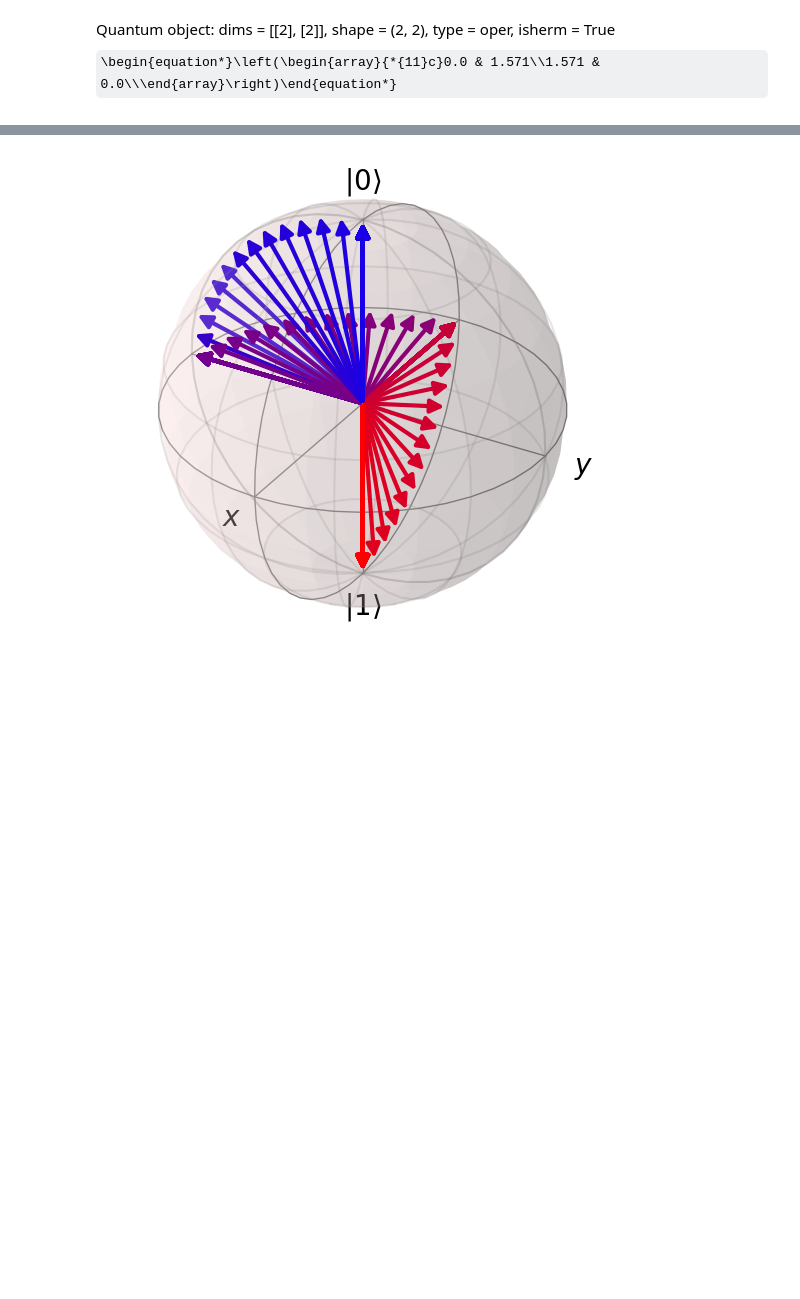
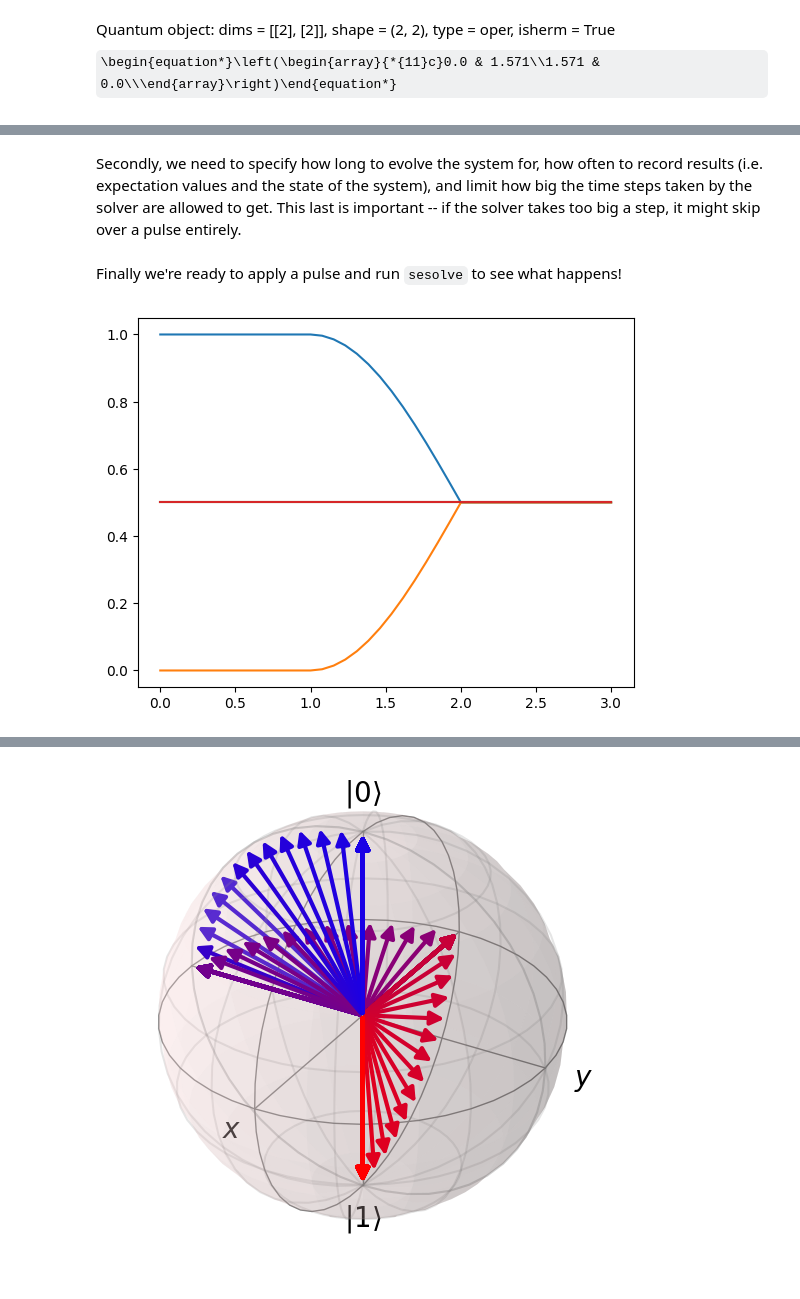
Before and after one commit to hodgestar/qutip-asqsqis-2022, a Jupyter notebook: _sources/capstone/04-neutral-atom-simulator-exploration.ipynb, the cells around one changed output, grey strips where cells are left out. Drawn from its saved outputs; the diff is of its cells as text; code cells hidden in the pictures; some formulas as TeX source; blank space fills up the shorter version.

Commit message:
Automatic push by ghp-import

```diff
--- a/_sources/capstone/04-neutral-atom-simulator-exploration.ipynb
+++ b/_sources/capstone/04-neutral-atom-simulator-exploration.ipynb
@@ -79,0 +93,2 @@ Quantum object: dims = [[2], [2]], shape = (2, 2), type = oper, isherm = True\be
+# %% [markdown]
+Secondly, we need to specify how long to evolve the system for, how often to record results (i.e. expectation values and the state of the system), and limit how big the time steps taken by the solver are allowed to get. This last is important -- if the solver takes too big a step, it might skip over a pulse entirely.
@@ -79,0 +113,31 @@ Quantum object: dims = [[2], [2]], shape = (2, 2), type = oper, isherm = True\be
+# %% [markdown]
+Finally we're ready to apply a pulse and run `sesolve` to see what happens!
+# %%
+# Let's define the initial state psi:
+
+psi0 = (a).unit()
+
+# And the pulse to apply:
+
+H = [[sx, A]]
+theta = np.pi / 4
+
+# Now we run sesovle.
+# Note how we pass the angle `theta` as an argument to `sesolve`. The solver
+# will then pass it on to our amplitude function, A(t).
+
+result = qutip.sesolve(
+        H, psi0, tlist,
+        e_ops=[eop_a, eop_b, eop_p, eop_m],
+        args={"theta": theta, "start": 1, "dt": 1},
+        options=options,
+    )
+
+# And let's plot the expectation values to see what happened:
+
+plt.plot(result.times, result.expect[0], label="P(a)");
+plt.plot(result.times, result.expect[1], label="P(b)");
+plt.plot(result.times, result.expect[2], label="P(+)");
+plt.plot(result.times, result.expect[3], label="P(-)");
+# %% [output]
+[figure, added]
```
Also changed, not shown: parts of 11 cells of this notebook, 46 other files.
